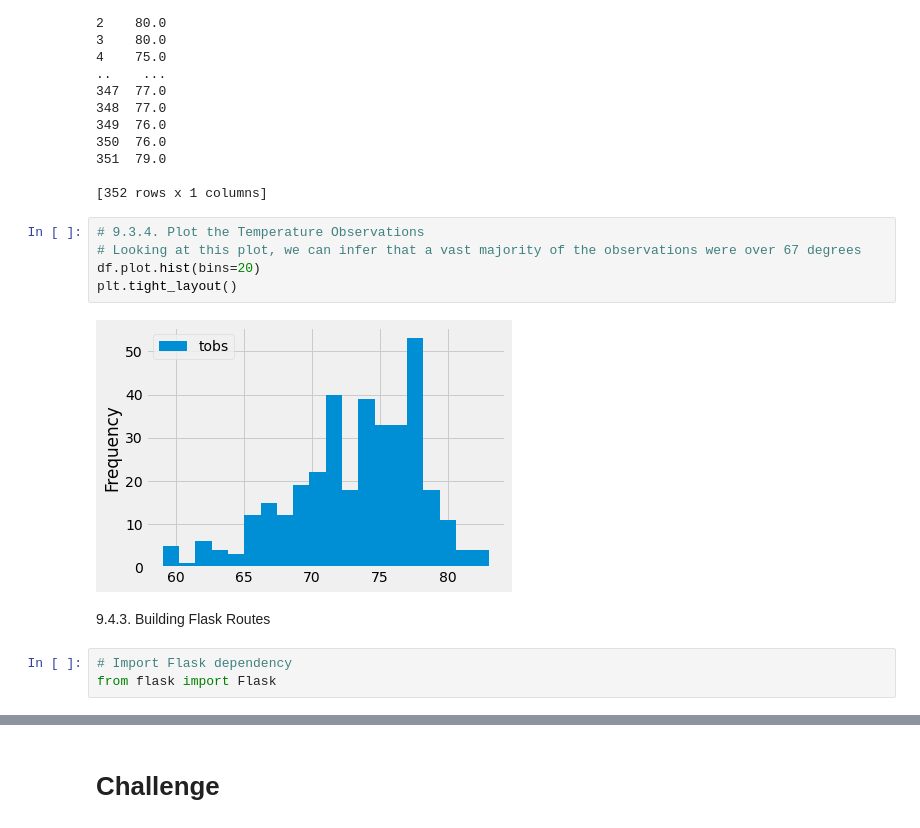
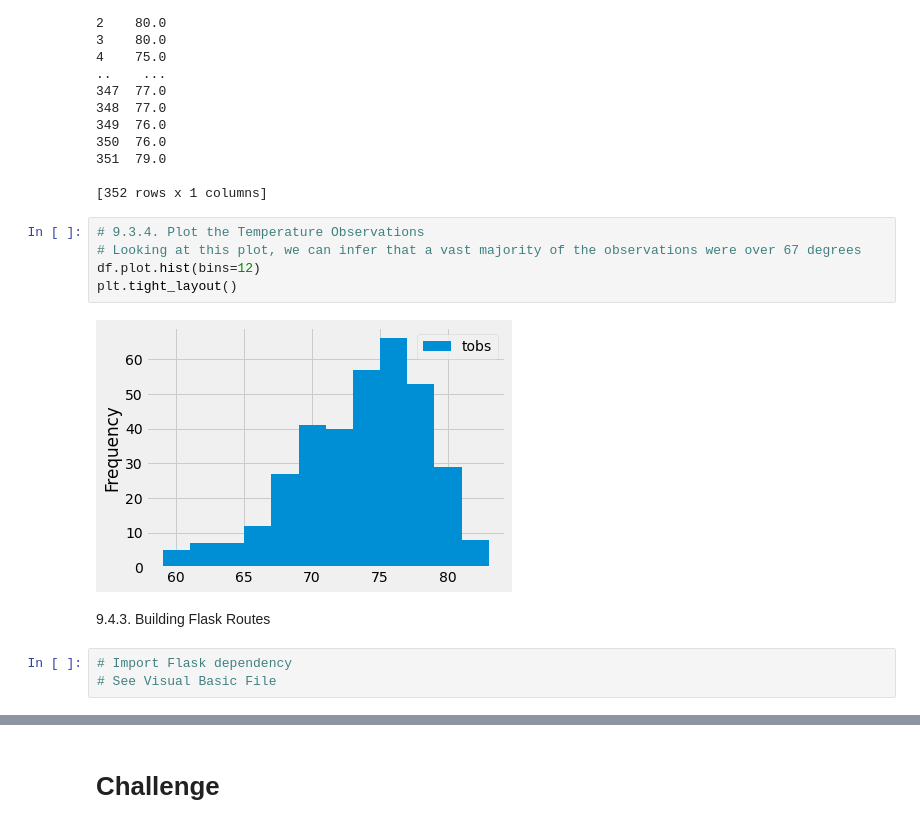
Before and after one commit to achoav/surfs_up, a Jupyter notebook: climate_analysis.ipynb, the cells around one changed output, grey strips where cells are left out. Saved outputs shown, nothing was run; the diff lists cells and outputs as text.

```diff
--- a/climate_analysis.ipynb
+++ b/climate_analysis.ipynb
@@ -194,12 +210,12 @@ print(df)
 # %%
 # 9.3.4. Plot the Temperature Observations
 # Looking at this plot, we can infer that a vast majority of the observations were over 67 degrees
-df.plot.hist(bins=20)
+df.plot.hist(bins=12)
 plt.tight_layout()
 # %% [output]
-[figure, old version]
+[figure, new version]
 # %% [markdown]
 9.4.3. Building Flask Routes
 # %%
 # Import Flask dependency
-from flask import Flask
+# See Visual Basic File
```
Also changed, not shown: parts of 8 cells of this notebook, 5 other files.
